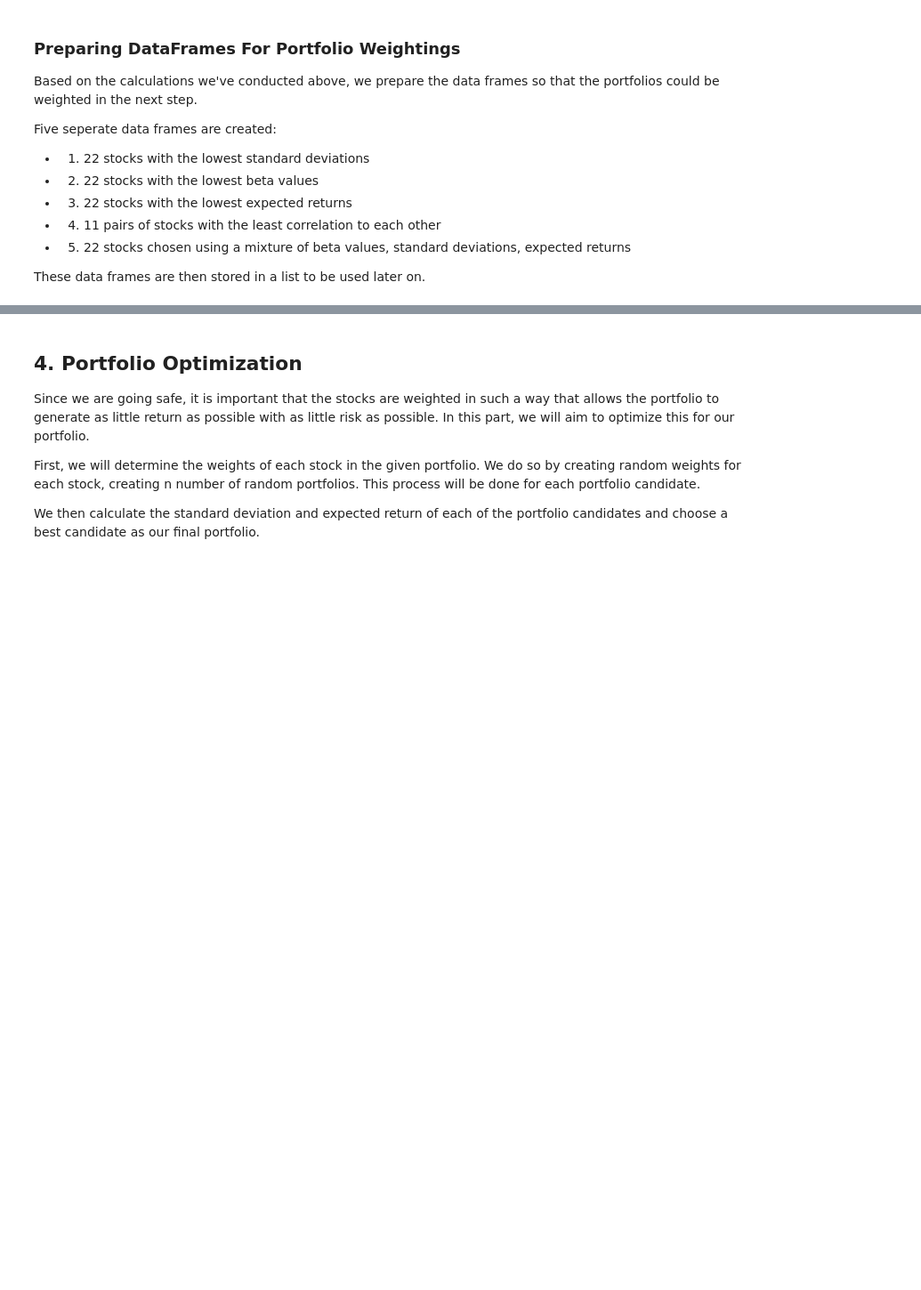
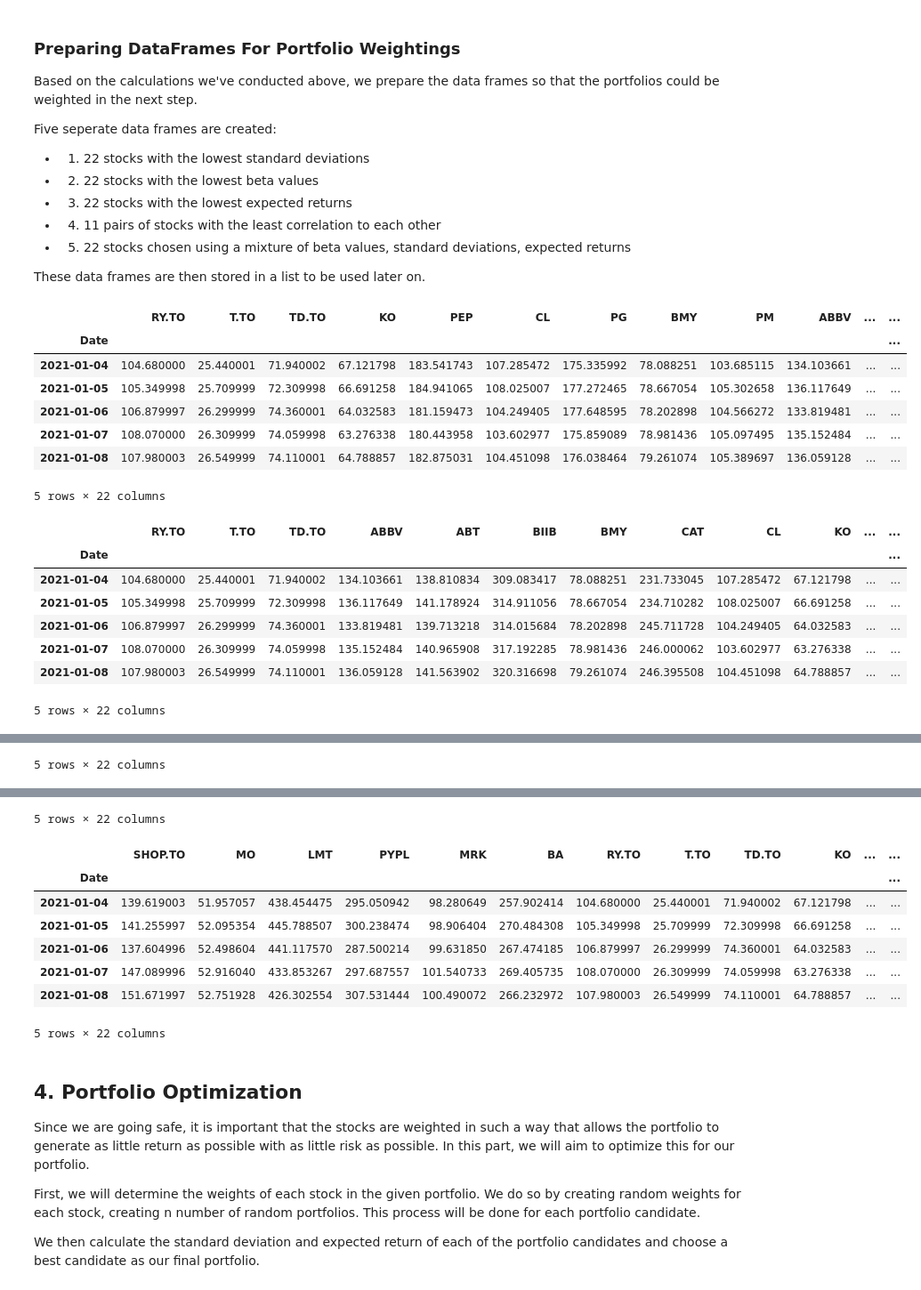
Before and after one commit to Zemelware/robo_stock_advisor, a Jupyter notebook: robo_stock_advisor.ipynb, the cells around one changed output, grey strips where cells are left out. Shown: that part at 89% size. Drawn from its saved outputs; the diff is of its cells as text; code cells hidden in the pictures; blank space fills up the shorter version.

```diff
--- a/robo_stock_advisor.ipynb
+++ b/robo_stock_advisor.ipynb
@@ -576,25 +712,42 @@ These data frames are then stored in a list to be used later on.
 # %%
 # Get DataFrames for each set of stock candidates
 
 # 1. Lowest standard deviations
-l_std_stocks_df = stock_data[lowest_std_stocks_lst]
+l_std_stocks_df = stock_data[l_std_stocks]
 display(l_std_stocks_df.head())
 
 # 2. Lowest betas
-l_beta_stocks_df = stock_data[lowest_betas_lst]
+l_beta_stocks_df = stock_data[l_beta_stocks]
 display(l_beta_stocks_df.head())
 
 # 3. Lowest returns
-l_er_stock_df = stock_data[l_exp_returns_stocks]
+l_er_stock_df = stock_data[l_er_stocks]
 display(l_er_stock_df.head())
 
 # 4. Least correlated stocks
 l_corr_stocks_df = stock_data[l_corr_pairs]
 display(l_corr_stocks_df.head())
 
 # 5. Hybrid stock candidates
 hybrid_stock_df = stock_data[hybrid_stock_lst]
 display(hybrid_stock_df.head())
 
 # Store portfolio DataFrames in a list
 portfolio_candidates = [l_std_stocks_df, l_beta_stocks_df, l_er_stock_df, l_corr_stocks_df, hybrid_stock_df]
+# %% [output]
+|  | RY.TO | T.TO | TD.TO | KO | PEP | CL | PG | BMY | PM | ABBV | ... | ... |
+| Date |  |  |  |  |  |  |  |  |  |  |  | ... |
+| 2021-01-04 | 104.680000 | 25.440001 | 71.940002 | 67.121798 | 183.541743 | 107.285472 | 175.335992 | 78.088251 | 103.685115 | 134.103661 | ... | ... |
+| 2021-01-05 | 105.349998 | 25.709999 | 72.309998 | 66.691258 | 184.941065 | 108.025007 | 177.272465 | 78.667054 | 105.302658 | 136.117649 | ... | ... |
+| 2021-01-06 | 106.879997 | 26.299999 | 74.360001 | 64.032583 | 181.159473 | 104.249405 | 177.648595 | 78.202898 | 104.566272 | 133.819481 | ... | ... |
+| 2021-01-07 | 108.070000 | 26.309999 | 74.059998 | 63.276338 | 180.443958 | 103.602977 | 175.859089 | 78.981436 | 105.097495 | 135.152484 | ... | ... |
+| 2021-01-08 | 107.980003 | 26.549999 | 74.110001 | 64.788857 | 182.875031 | 104.451098 | 176.038464 | 79.261074 | 105.389697 | 136.059128 | ... | ... |
+5 rows × 22 columns
+|  | RY.TO | T.TO | TD.TO | ABBV | ABT | BIIB | BMY | CAT | CL | KO | ... | ... |
+| Date |  |  |  |  |  |  |  |  |  |  |  | ... |
+| 2021-01-04 | 104.680000 | 25.440001 | 71.940002 | 134.103661 | 138.810834 | 309.083417 | 78.088251 | 231.733045 | 107.285472 | 67.121798 | ... | ... |
+| 2021-01-05 | 105.349998 | 25.709999 | 72.309998 | 136.117649 | 141.178924 | 314.911056 | 78.667054 | 234.710282 | 108.025007 | 66.691258 | ... | ... |
+| 2021-01-06 | 106.879997 | 26.299999 | 74.360001 | 133.819481 | 139.713218 | 314.015684 | 78.202898 | 245.711728 | 104.249405 | 64.032583 | ... | ... |
+| 2021-01-07 | 108.070000 | 26.309999 | 74.059998 | 135.152484 | 140.965908 | 317.192285 | 78.981436 | 246.000062 | 103.602977 | 63.276338 | ... | ... |
+| 2021-01-08 | 107.980003 | 26.549999 | 74.110001 | 136.059128 | 141.563902 | 320.316698 | 79.261074 | 246.395508 | 104.451098 | 64.788857 | ... | ... |
+5 rows × 22 columns
@@ -600,0 +761 @@ portfolio_candidates = [l_std_stocks_df, l_beta_stocks_df, l_er_stock_df, l_corr
+5 rows × 22 columns
@@ -601,3 +769,12 @@ portfolio_candidates = [l_std_stocks_df, l_beta_stocks_df, l_er_stock_df, l_corr
+5 rows × 22 columns
+|  | SHOP.TO | MO | LMT | PYPL | MRK | BA | RY.TO | T.TO | TD.TO | KO | ... | ... |
+| Date |  |  |  |  |  |  |  |  |  |  |  | ... |
+| 2021-01-04 | 139.619003 | 51.957057 | 438.454475 | 295.050942 | 98.280649 | 257.902414 | 104.680000 | 25.440001 | 71.940002 | 67.121798 | ... | ... |
+| 2021-01-05 | 141.255997 | 52.095354 | 445.788507 | 300.238474 | 98.906404 | 270.484308 | 105.349998 | 25.709999 | 72.309998 | 66.691258 | ... | ... |
+| 2021-01-06 | 137.604996 | 52.498604 | 441.117570 | 287.500214 | 99.631850 | 267.474185 | 106.879997 | 26.299999 | 74.360001 | 64.032583 | ... | ... |
+| 2021-01-07 | 147.089996 | 52.916040 | 433.853267 | 297.687557 | 101.540733 | 269.405735 | 108.070000 | 26.309999 | 74.059998 | 63.276338 | ... | ... |
+| 2021-01-08 | 151.671997 | 52.751928 | 426.302554 | 307.531444 | 100.490072 | 266.232972 | 107.980003 | 26.549999 | 74.110001 | 64.788857 | ... | ... |
+5 rows × 22 columns
 # %% [markdown]
 ## 4. Portfolio Optimization
 
```
Also changed, not shown: parts of 17 cells of this notebook.
